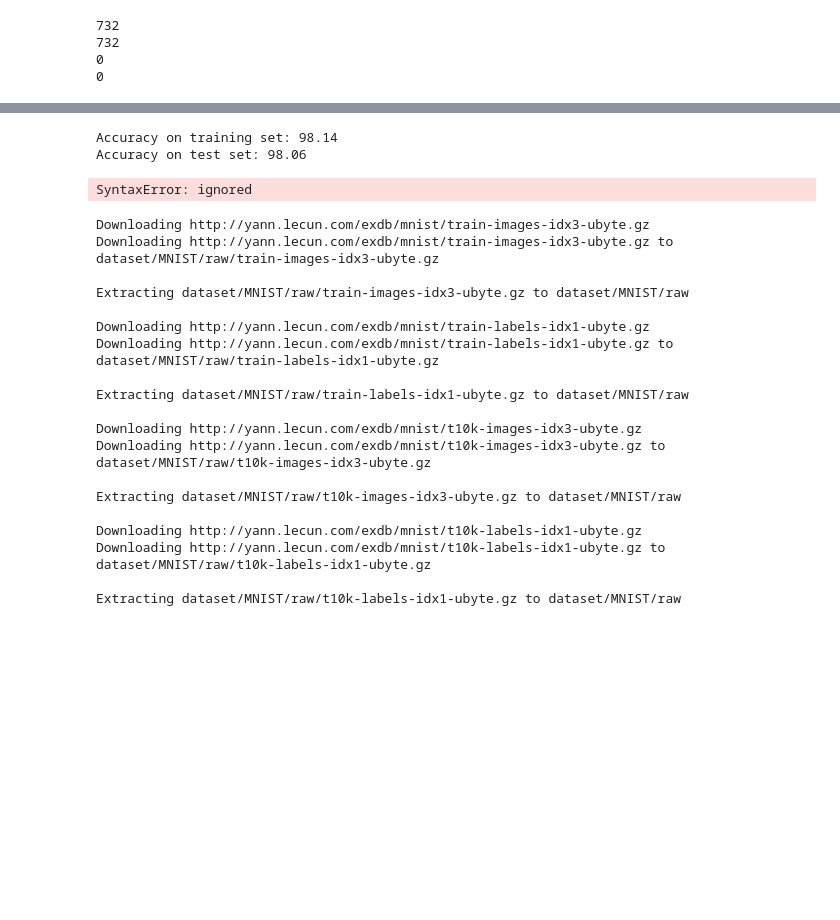
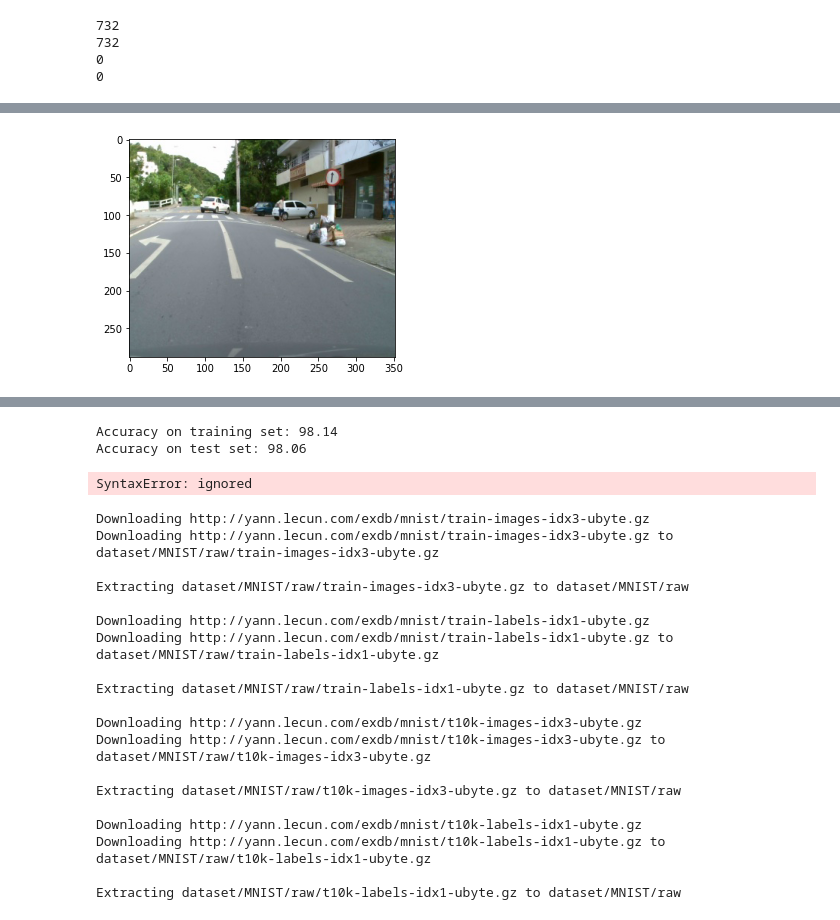
Before and after one commit to weslyca/Lite-HRNet-pytorch, a Jupyter notebook: CNN_pytorch.ipynb, the cells around one changed output, grey strips where cells are left out. Drawn from its saved outputs; the diff is of its cells as text; code cells hidden in the pictures; blank space fills up the shorter version.

```diff
--- a/CNN_pytorch.ipynb
+++ b/CNN_pytorch.ipynb
@@ -989,0 +1163,4 @@ RuntimeError: ignored
+# %%
+show_image(train_dataset.images_names[234])
+# %% [output]
+[figure, added]
```
Also changed, not shown: parts of 16 cells of this notebook.
